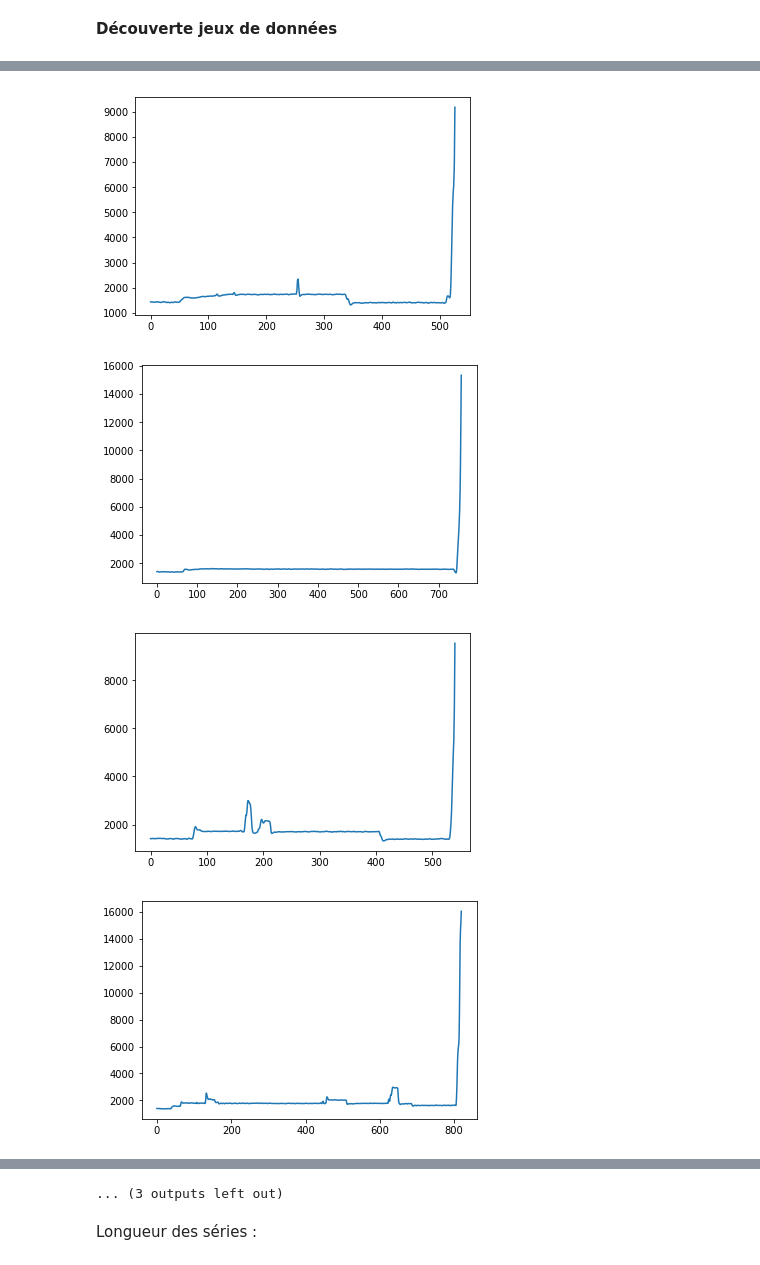
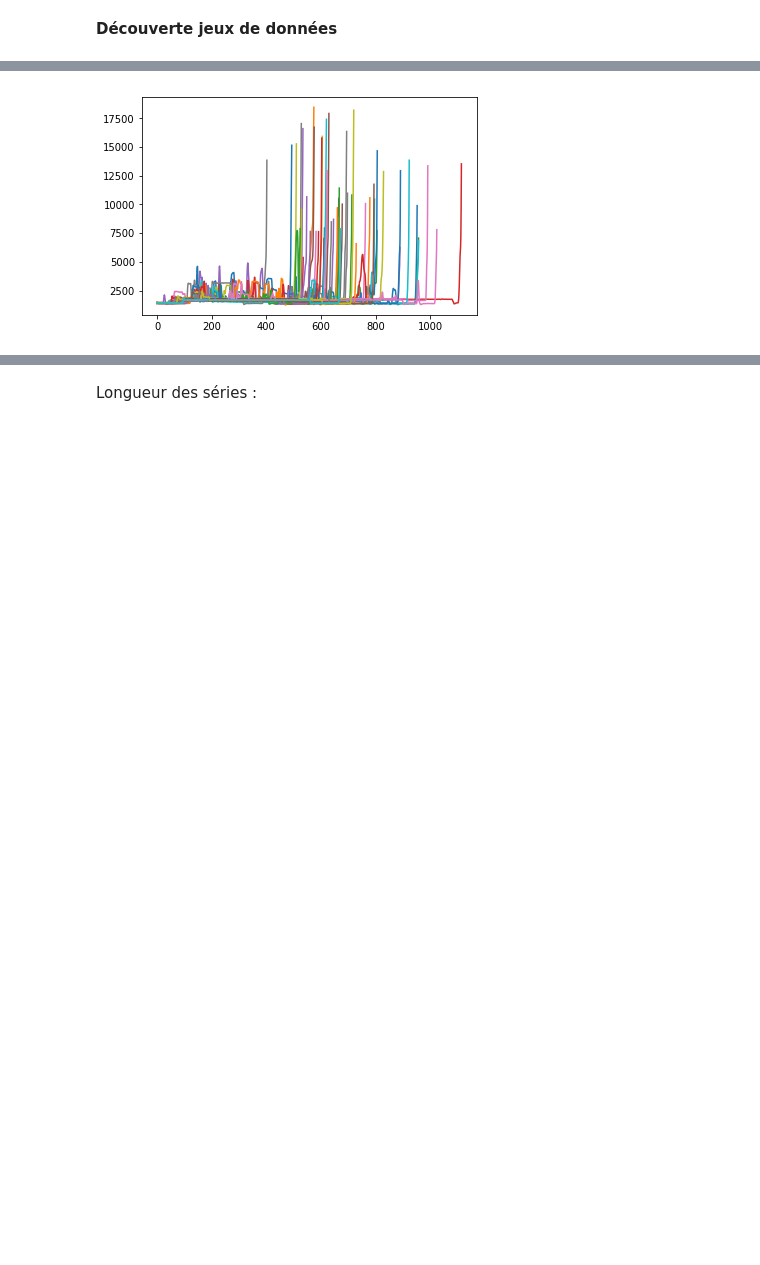
Before and after one commit to PaulCharnay/Projet_Anomalies, a Jupyter notebook: Découverte jeux de données.ipynb, the cells around one changed output, grey strips where cells are left out. Cells and saved outputs as stored; diff of their text form; code cells hidden in the pictures; blank space fills up the shorter version.

```diff
--- a/Découverte jeux de données.ipynb
+++ b/Découverte jeux de données.ipynb
@@ -5,8 +5,20 @@ import numpy as np
 import pandas as pd
 import matplotlib.pyplot as plt
 import os
+
+# ACP
+import sklearn.decomposition as sd
+import sklearn.preprocessing as sp
+
+# Plot et Display
+from IPython.display import display
+%matplotlib inline
+import matplotlib.pyplot as plt
+import seaborn as sb
+sb.set()
+sb.set_style("whitegrid")
 # %%
-path = "Ensemble d'apprentissage/"
+path = "../Donnees_projet/Ensemble_apprentissage/"
 #path = "Ensemble de test/"
 # %%
 files = os.listdir(path)
@@ -23,10 +36,7 @@ serie_1.head()
 # %%
-for i in range(0,15) :
+for i in range(0,50) :
     data = pd.read_csv(path + files[i])
     plt.plot(data["FF_1"])
-    plt.show()
+plt.show()
 # %% [output]
-[figure, old version]
+[figure, new version]
-[figure, removed]
-[figure, removed]
-[figure, removed]
@@ -41,4 +43,3 @@ for i in range(0,15) :
-... (3 outputs left out)
 # %% [markdown]
 Longueur des séries :
 # %%
```
Also changed, not shown: parts of 16 cells of this notebook.
